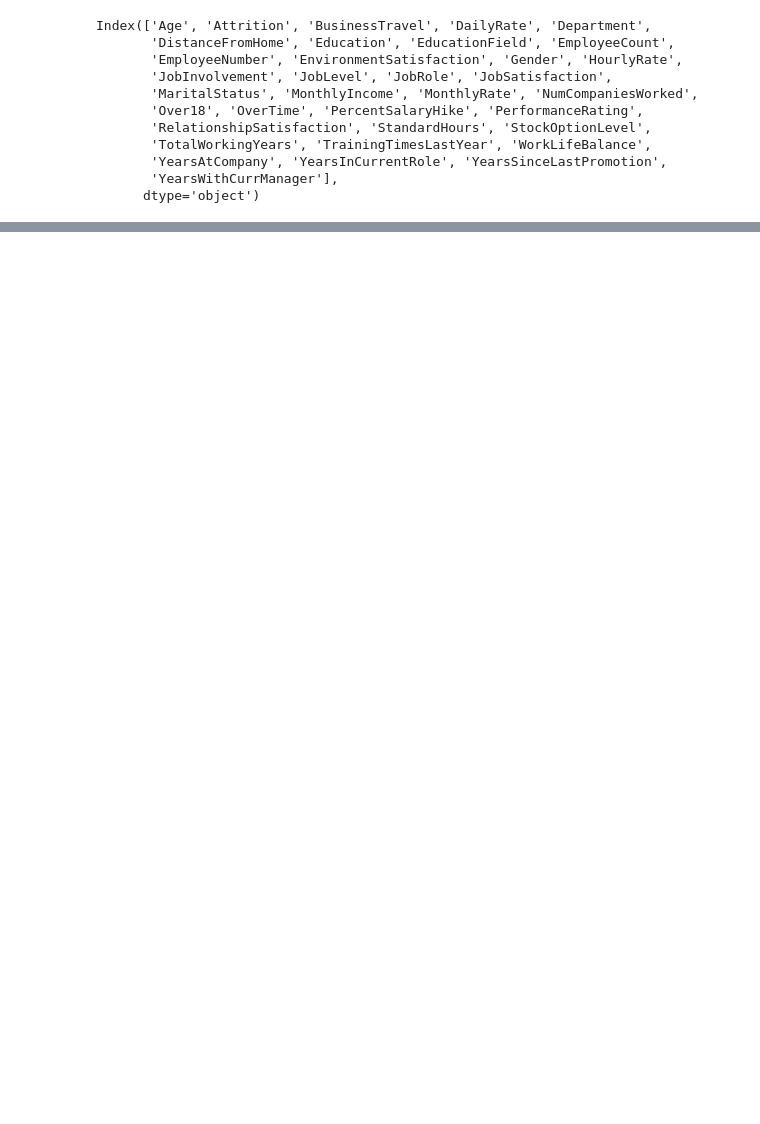
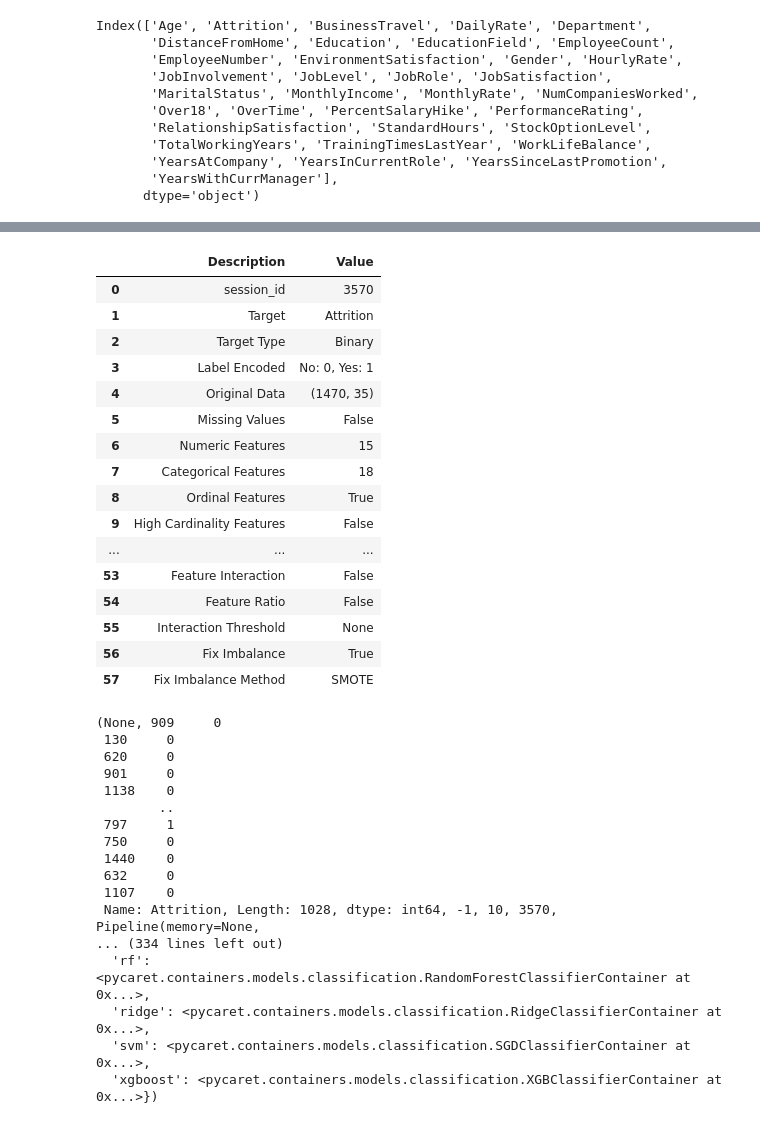
Before and after one commit to Oufattole/HR-Attrition, a Jupyter notebook: Predicting employee attrition.ipynb, the cells around one changed output, grey strips where cells are left out. Saved outputs shown, nothing was run; the diff lists cells and outputs as text; code cells hidden in the pictures; blank space fills up the shorter version.

```diff
--- a/Predicting employee attrition.ipynb
+++ b/Predicting employee attrition.ipynb
@@ -59,0 +37,22 @@ setup(hr_data, target = "Attrition",
+# %%
+target = "Attrition"
+
+cont_feats = ["Age", "DailyRate", "DistanceFromHome", "EmployeeCount", "HourlyRate",
+              "MonthlyIncome", "MonthlyRate", "NumCompaniesWorked", "PercentSalaryHike",
+              "StandardHours", "TotalWorkingYears", "YearsAtCompany", "YearsSinceLastPromotion",
+              "YearsWithCurrManager", "TrainingTimesLastYear"]
+
+ord_feats = {"StockOptionLevel" : ["0", "1", "2", "3"],
+             "EnvironmentSatisfaction" : ["1", "2", "3", "4"],
+             "JobInvolvement" : ["1", "2", "3", "4"],
+             "JobSatisfaction" : ["1", "2", "3", "4"],
+             "Education" : ["1", "2", "3", "4", 5],
+             "PerformanceRating" : ["3", "4"],
+             "RelationshipSatisfaction" : ["1", "2", "3", "4"],
+             "WorkLifeBalance" : ["1", "2", "3", "4"]}
+
+cat_feats = ["BusinessTravel", "Department", "EducationField", "JobRole",
+             "Gender", "JobLevel", "JobRole", "Over18",
+             "MaritalStatus", "OverTime", "WorkLifeBalance"]
+
+ignore = ["EmployeeNumber"]
@@ -60,3 +63,47 @@ setup(hr_data, target = "Attrition",
+# %%
+setup(hr_data, target = target,
+      categorical_features = cat_feats,
+      ordinal_features = ord_feats,
+      numeric_features = cont_feats,
+      ignore_features = ignore,
+      normalize = True,
+      combine_rare_levels = True, fix_imbalance = True,
+      silent = True)
+# %% [output]
+|  | Description | Value |
+| 0 | session_id | 3570 |
+| 1 | Target | Attrition |
+| 2 | Target Type | Binary |
+| 3 | Label Encoded | No: 0, Yes: 1 |
+| 4 | Original Data | (1470, 35) |
+| 5 | Missing Values | False |
+| 6 | Numeric Features | 15 |
+| 7 | Categorical Features | 18 |
+| 8 | Ordinal Features | True |
+| 9 | High Cardinality Features | False |
+| ... | ... | ... |
+| 53 | Feature Interaction | False |
+| 54 | Feature Ratio | False |
+| 55 | Interaction Threshold | None |
+| 56 | Fix Imbalance | True |
+| 57 | Fix Imbalance Method | SMOTE |
+(None, 909     0
+ 130     0
+ 620     0
+ 901     0
+ 1138    0
+        ..
+ 797     1
+ 750     0
+ 1440    0
+ 632     0
+ 1107    0
+ Name: Attrition, Length: 1028, dtype: int64, -1, 10, 3570, Pipeline(memory=None,
+... (334 lines left out)
+  'rf': <pycaret.containers.models.classification.RandomForestClassifierContainer at 0x...>,
+  'ridge': <pycaret.containers.models.classification.RidgeClassifierContainer at 0x...>,
+  'svm': <pycaret.containers.models.classification.SGDClassifierContainer at 0x...>,
+  'xgboost': <pycaret.containers.models.classification.XGBClassifierContainer at 0x...>})
 # %%
 top3 = compare_models(sort = "AUC", n_select = 3)
 # %% [output]
```
Also changed, not shown: parts of 10 cells of this notebook.
